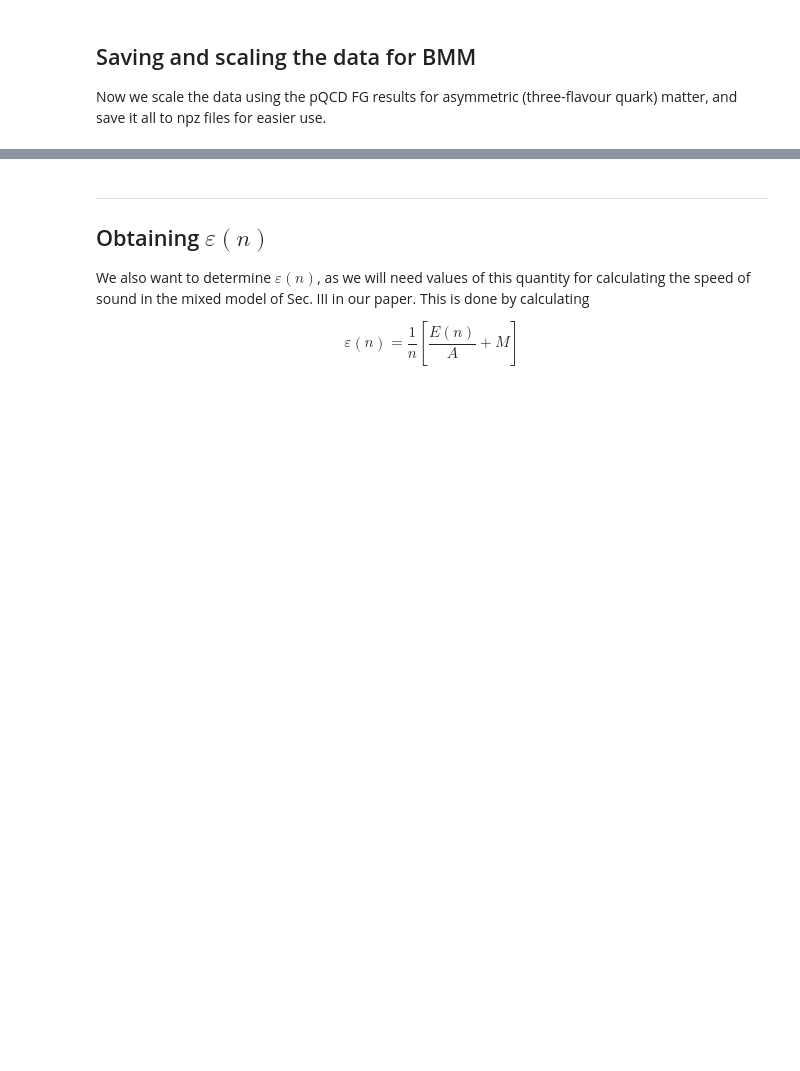
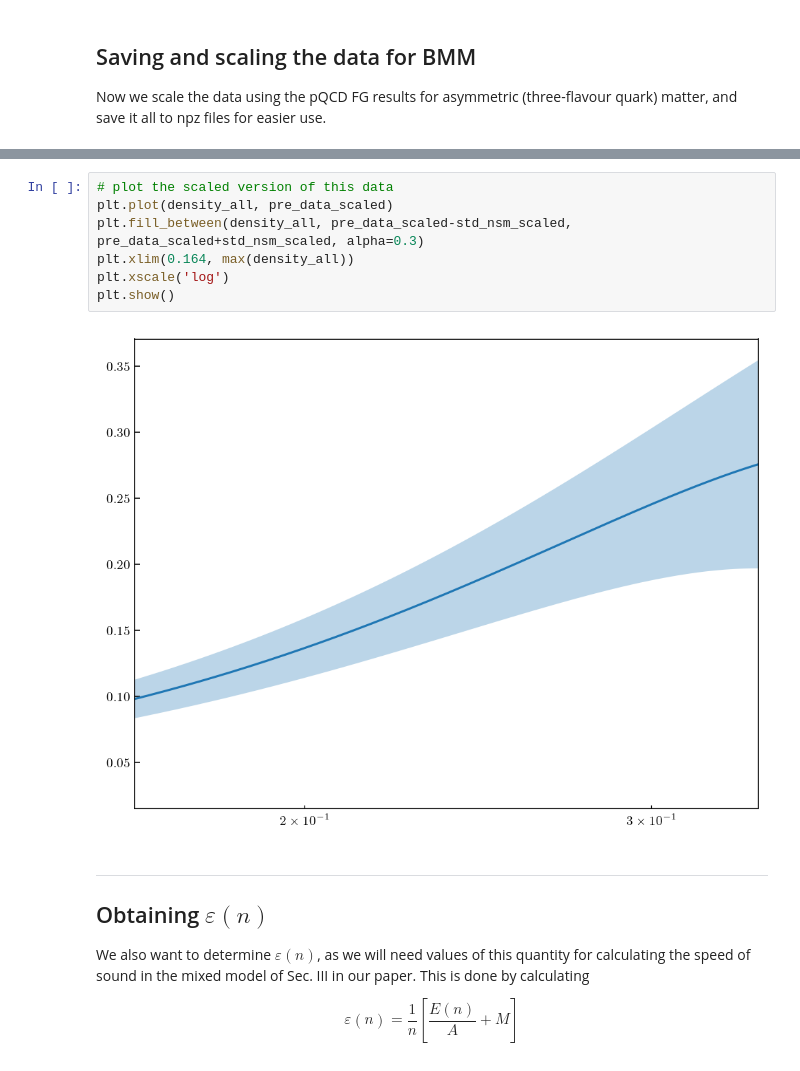
Before and after one commit to asemposki/neutron-rich-bmm, a Jupyter notebook: notebooks/NSM_EOS_ChEFT.ipynb, the cells around one changed output, grey strips where cells are left out. Drawn from its saved outputs; the diff is of its cells as text; blank space fills up the shorter version.

```diff
--- a/notebooks/NSM_EOS_ChEFT.ipynb
+++ b/notebooks/NSM_EOS_ChEFT.ipynb
@@ -1165,3 +1178,12 @@ np.savez('chiral_nsm_scaled.npz', density=density_all, mean=pre_data_scaled, \
+# %%
+# plot the scaled version of this data
+plt.plot(density_all, pre_data_scaled)
+plt.fill_between(density_all, pre_data_scaled-std_nsm_scaled, pre_data_scaled+std_nsm_scaled, alpha=0.3)
+plt.xlim(0.164, max(density_all))
+plt.xscale('log')
+plt.show()
+# %% [output]
+[figure, added]
 # %% [markdown]
 ---
 ## Obtaining $\varepsilon(n)$ <a id="calc_eps"></a>
```
Also changed, not shown: parts of 4 cells of this notebook, 4 other files.
